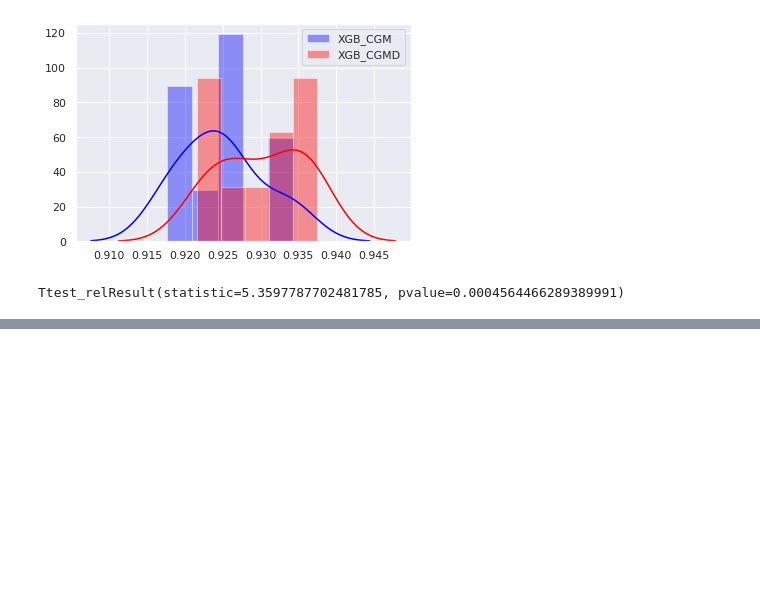
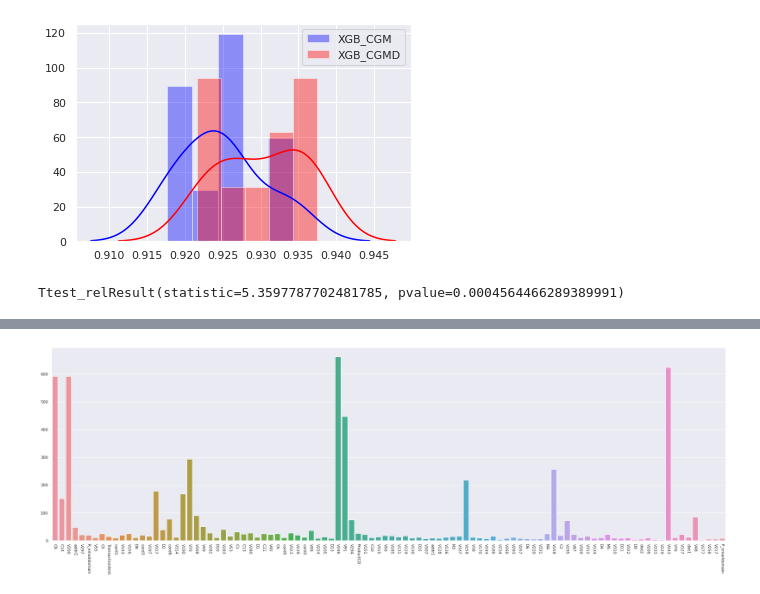
Before and after one commit to VladimirIsakov91/IEEE-CISFraudDetection, a Jupyter notebook: IEEE-CISFraudDetection.ipynb, the cells around one changed output, grey strips where cells are left out. Saved outputs shown, nothing was run; the diff lists cells and outputs as text; code cells hidden in the pictures; blank space fills up the shorter version.

```diff
--- a/IEEE-CISFraudDetection.ipynb
+++ b/IEEE-CISFraudDetection.ipynb
@@ -863,0 +894,9 @@ Ttest_relResult(statistic=5.3597787702481785, pvalue=0.0004564466289389991)
+# %%
+X_ = XCGMDV.copy()
+# %%
+X_[['TransactionAmt', 'card1', 'card2', 'card3', 'card5', 'dist1', 'dist2']] = numpy.log10(X_[['TransactionAmt', 'card1', 'card2', 'card3', 'card5', 'dist1', 'dist2']].add(1))
+X_.loc[:, 'C1':'C14'] = numpy.log10(X_.loc[:, 'C1':'C14'].add(1))
+X_[['card4', 'card6', 'ProductCD', 'P_emaildomain', 'R_emaildomain']] = X_[['card4', 'card6', 'ProductCD', 'P_emaildomain', 'R_emaildomain']].apply(LabelEncoder().fit_transform)
+X_.loc[:, 'M1':'M9'] = X_.loc[:, 'M1':'M9'].apply(LabelEncoder().fit_transform)
+X_.loc[:, 'D1':'D15'] = numpy.log10(X_.loc[:, 'D1':'D15'].add(4))
+X_.loc[:, 'V1':'V339'] = numpy.log10(X_.loc[:, 'V1':'V339'].add(1))
@@ -863,0 +914,12 @@ Ttest_relResult(statistic=5.3597787702481785, pvalue=0.0004564466289389991)
+# %%
+model = XGBClassifier(random_state=SEED, n_jobs=JOBS)
+output = model.fit(X_, y)
+# %%
+scores = output.get_booster().get_score(importance_type="gain")
+# %%
+plt.figure(figsize=(34,10))
+sns.barplot(x=list(scores.keys())[0:100], y=list(scores.values())[0:100])
+plt.xticks(rotation=270)
+plt.show()
+# %% [output]
+[figure, added]
```
Also changed, not shown: parts of 8 cells of this notebook.
